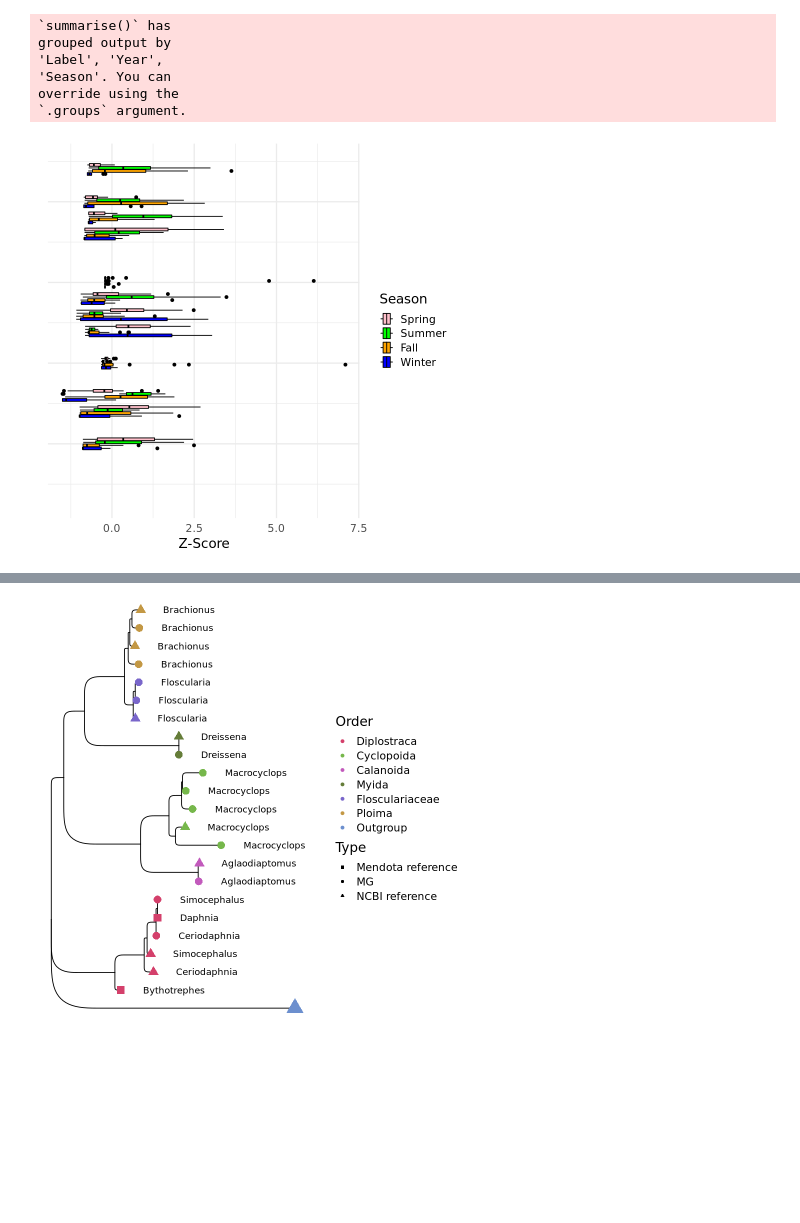
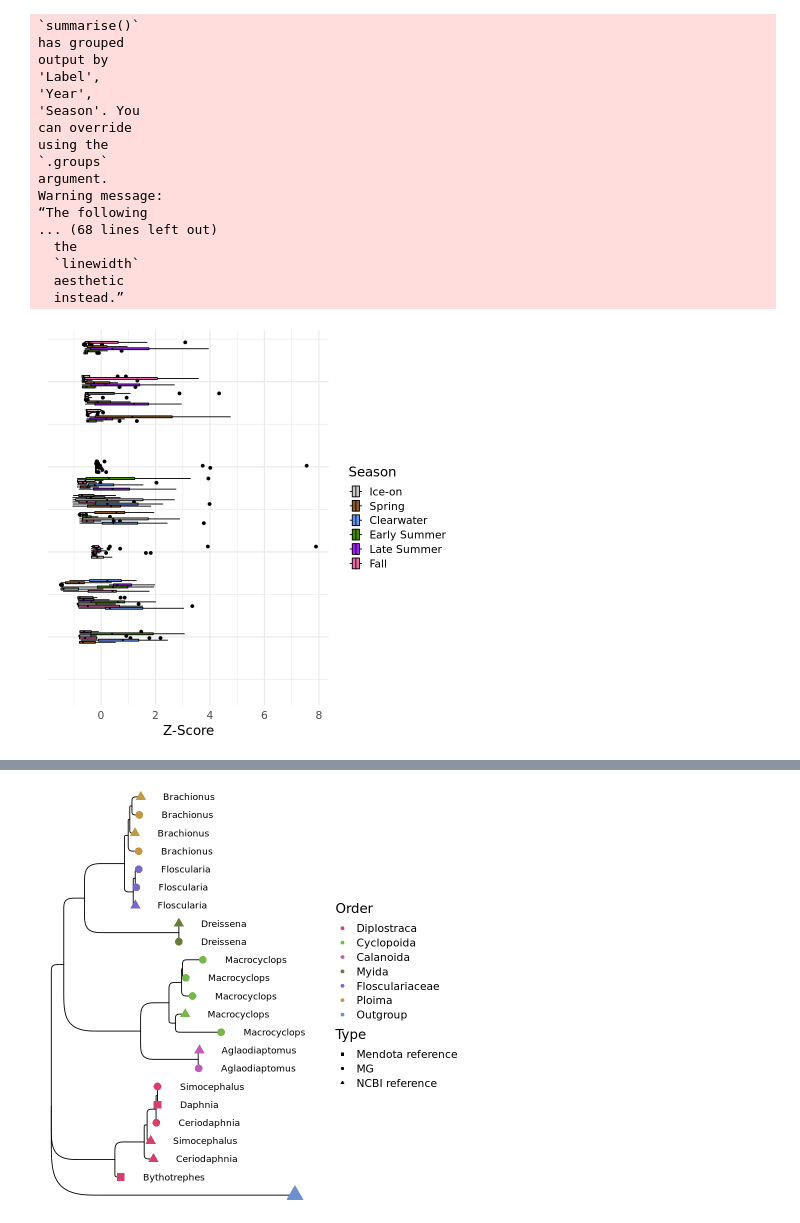
Before and after one commit to akrinos/2023-Krinos-Mendota18S, a Jupyter notebook: code/Jupyter Notebooks/metazoan-panel.ipynb, the cells around one changed output, grey strips where cells are left out. Saved outputs shown, nothing was run; the diff lists cells and outputs as text; code cells hidden in the pictures; blank space fills up the shorter version.

```diff
--- a/code/Jupyter Notebooks/metazoan-panel.ipynb
+++ b/code/Jupyter Notebooks/metazoan-panel.ipynb
@@ -315,7 +455,7 @@ metazoan_tree = (ggtree(data_frame_metazoan,layout="roundrect") +
     geom_tiplab(aes(label=NewLabGenus), offset=0.05) +
     scale_shape_manual(values=c(15,16,17))+
     scale_size_manual(values=c(4,7))+ guides(size="none") +
-    theme_void(base_size=16))#+ ylim2(heatmap_plot))
+    theme_void(base_size=16) + theme_classic())#+ ylim2(heatmap_plot))
 
 metazoan_tree
 # %% [output]
@@ -323,9 +463,9 @@ metazoan_tree
 # %%
 for_heatmap = data_frame_metazoan %>%
     dplyr::left_join(for_plotting %>%
-    dplyr::mutate(Season = sapply(as.Date(for_plotting$SampleDate,format="%d%b%Y"),getOurSeason)) %>%
+    #dplyr::mutate(Season = sapply(as.Date(for_plotting$SampleDate,format="%d%b%Y"),getOurSeason)) %>%
     dplyr::mutate(Year = format(as.POSIXct(SampleDate,format="%d%b%Y"),"%Y")) %>%
-    dplyr::select(Season,SampleDate,X.rname,TPM,Year,Label),
+    dplyr::select(Season,SampleDate,X.rname,TPM,Year,Label,ZScore),
                      by = c("label"="X.rname")) %>%
     dplyr::left_join(categorize_vals %>% dplyr::filter(Verdict == "IncreasedPost2010") %>%
                      dplyr::select(Label,Verdict),
@@ -343,27 +485,42 @@ verdict_plot
 # %%
+#'Spring''LateSummer''EarlySummer''Ice''Fall''Clearwater'
+
 boxplot_plot = ggplot(for_heatmap %>% dplyr::group_by(Label,Year,Season,y) %>%
      dplyr::summarize(TPM = mean(TPM, na.rm = TRUE)) %>%
      dplyr::filter(!is.na(Season) & !is.na(Year)) %>%
      dplyr::group_by(Label,y) %>% dplyr::mutate(ZScore = (TPM - mean(TPM,na.rm=TRUE))/sd(TPM,na.rm=TRUE))) +
-    geom_boxploth(aes(x = ZScore, y = y, group = factor(paste0(Season,y),unique(paste0(c("Spring","Summer","Fall","Winter"),
+    geom_boxploth(aes(x = ZScore, y = y, group = factor(paste0(Season,y),
+                                                        unique(paste0(c('Spring','LateSummer',
+                                                                        'EarlySummer','Ice','Fall','Clearwater'),
                                                                                        y))),
-                      fill = factor(Season,levels=c("Spring","Summer","Fall","Winter"))),
+                      fill = factor(Season,levels=c('Spring','LateSummer','EarlySummer','Ice','Fall','Clearwater'))),
                   color="black")+theme_minimal(base_size=16) +
     theme(axis.title.y=element_blank(),
           axis.text.y=element_blank(),
           axis.ticks.y=element_blank()) +
-    scale_shape_manual(values=c(21,22,23,24),name="Season") + xlab("Z-Score") +
+    scale_shape_manual(values=c(21,22,23,24),name="Season") + xlab("Z-Score")+
     scale_fill_manual(name="Season",
-                            breaks = c("Spring","Summer","Fall","Winter"),
-                            labels = c("Spring","Summer","Fall","Winter"),
-                            values=c("pink","green","orange","blue"),na.value="black") +
+                            breaks = c('Ice','Spring','Clearwater','EarlySummer','LateSummer','Fall'),
+                            labels = c("Ice-on","Spring","Clearwater","Early Summer","Late Summer","Fall"),
+                            values=c("snow3","tan4","cornflowerblue","chartreuse4","purple","hotpink2"),na.value="black") +
     aplot::ylim2(metazoan_tree)
 boxplot_plot
 # %% [output]
-`summarise()` has
-grouped output by
-'Label', 'Year',
-'Season'. You can
-override using the
-`.groups` argument.
+`summarise()`
+has grouped
+output by
+'Label',
+'Year',
+'Season'. You
+can override
+using the
+`.groups`
+argument.
+Warning message:
+“The following
+... (68 lines left out)
+  the
+  `linewidth`
+  aesthetic
+  instead.”
-[figure, old version]
+[figure, new version]
```
Also changed, not shown: parts of 22 cells of this notebook, 7 other files.
